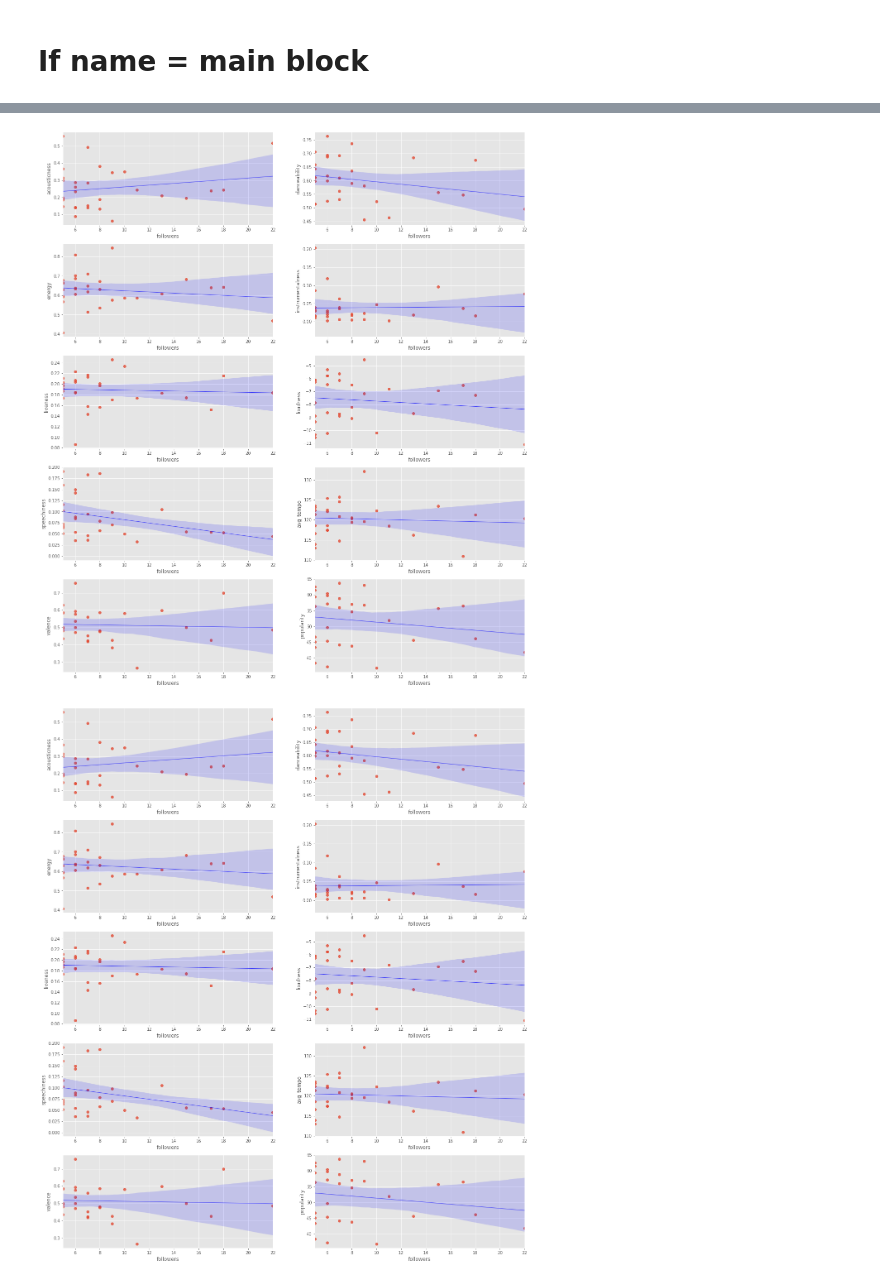
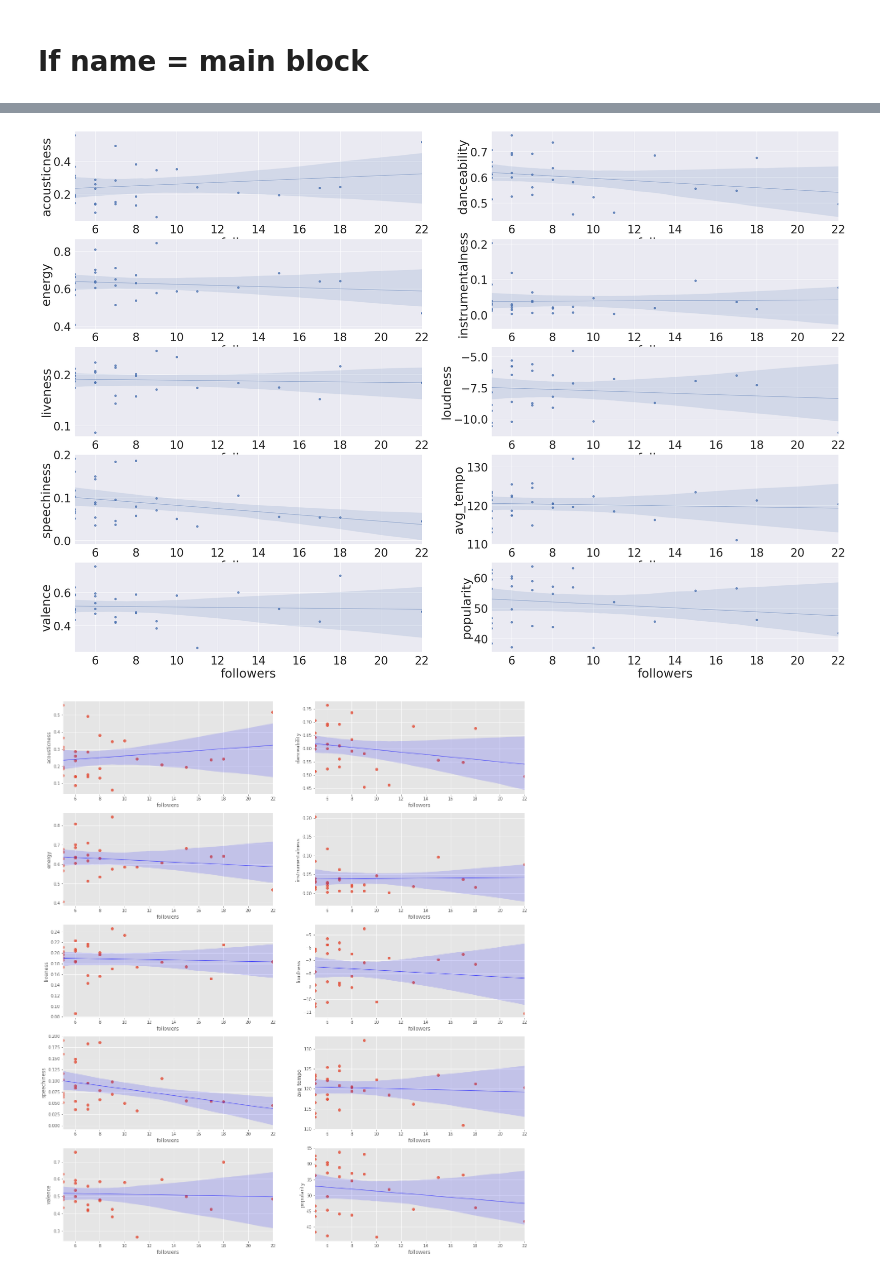
Before and after one commit to lukeschroder/capstone1, a Jupyter notebook: notebooks/plot.ipynb, the cells around one changed output, grey strips where cells are left out. Cells and saved outputs as stored; diff of their text form; code cells hidden in the pictures.

Commit message:
edited graphs for readability, spellchecked readme

```diff
--- a/notebooks/plot.ipynb
+++ b/notebooks/plot.ipynb
@@ -9,7 +9,7 @@ import matplotlib.pyplot as plt
 import matplotlib
 import numpy as np
 import seaborn as sns
-matplotlib.rcParams.update({'font.size': 14})
+matplotlib.rcParams.update({'font.size': 24})
 plt.style.use('ggplot')
 # %%
 def plot_top_artists_bars(spark,colors=['red','blue','orange','purple','gray','green','brown','teal','yellow']):
@@ -33,15 +33,16 @@ def plot_top_artists_bars(spark,colors=['red','blue','orange','purple','gray','g
 
     bars = list(top_s.columns)[1:7]
 
-    fig, ax = plt.subplots(3,3,figsize=(36,24))
+    fig, ax = plt.subplots(3,3,figsize=(32,26))
     for idx, axs in enumerate(ax.flatten()):
         heights = np.array(top_s.iloc[idx,1:7])
         axs.bar(bars,heights,color=colors[idx],edgecolor="black",alpha=.7)
-        axs.set_title(top_s.iloc[idx,0],fontsize=18)
-        axs.tick_params(axis='x', which='major', labelsize=13,rotation=20)
-    fig.suptitle('Average of Features for Most Frequent Artists',fontsize=24)
+        axs.set_title(top_s.iloc[idx,0],fontsize=26)
+        axs.tick_params(axis='x', which='major', labelsize=18,rotation=20)
+    fig.suptitle('Average of Features for Most Frequent Artists',fontsize=32)
     plt.savefig(f'{path}/images/top_artist_bars.png')
 
+#not used in presentation
 def one_dim_scatterplot(data, ax, jitter=0.2, **options):
     """
     creates 1-dim scatterplot with jitter
@@ -59,8 +60,9 @@ def one_dim_scatterplot(data, ax, jitter=0.2, **options):
     ax.scatter(data, jitter, **options)
     ax.yaxis.set_ticklabels([])
     ax.set_ylim([0, 1])
-    ax.tick_params(axis='both', which='major', labelsize=16)
+    ax.tick_params(axis='both', which='major', labelsize=20)
 
+#not used in presentation
 def plot_distributions_feature(spark,colors=['red','blue','orange','purple','gray','green','brown','teal','yellow','pink']):
     """
     Downloads copy of 1-dim scatter plots detailing artists features distribution into images folder of repo
@@ -99,9 +101,9 @@ def violinplot_01(ax, data,figname='Distributions'):
         none
     """
     path = sys.path[0].replace('/notebooks','')
-    color = sns.color_palette("coolwarm")
-    sns.violinplot(data=data.loc[:,['acousticness','danceability','energy',"instrumentalness",'liveness','speechiness','valence']],orient='h',ax=ax, pallete=color)
-    ax.tick_params(axis='both', which='major', labelsize=16)
+    sns.set(font_scale = 3)
+    sns.violinplot(data=data.loc[:,['acousticness','danceability','energy',"instrumentalness",'liveness','speechiness','valence']],orient='h',ax=ax)
+    ax.tick_params(axis='both', which='major', labelsize=32)
     ax.set_title('Feature Distributions of Artists')
     plt.savefig(f'{path}/images/{figname}.png')
 
@@ -116,13 +118,13 @@ def violinplot_02(ax, data,figname='Distributions of Tempo and Popularity'):
         none
     """
     path = sys.path[0].replace('/notebooks','')
-    color = sns.color_palette("coolwarm")
-    sns.violinplot(data=data.loc[:,['avg_tempo','popularity']],ax=ax, pallete=color)
-    ax.tick_params(axis='both', which='major', labelsize=16)
+    sns.set(font_scale = 3)
+    sns.violinplot(data=data.loc[:,['avg_tempo','popularity']],ax=ax)
+    ax.tick_params(axis='both', which='major', labelsize=32)
     ax.set_title('Feature Distributions of Artists')
     plt.savefig(f'{path}/images/{figname}.png')
 
-def regplot(ax, data, figname='Artist Features Versus Playlist Popularity'):
+def regplot(ax, data, figname='Artist_Features_Versus_Playlist_Popularity'):
     """
     Downloads copy of scatter plot with line of best fit detailing Artist Features Versus Playlist Popularity into images folder of repo
 
@@ -135,6 +137,7 @@ def regplot(ax, data, figname='Artist Features Versus Playlist Popularity'):
     path = sys.path[0].replace('/notebooks','')
     pd_popular_lists = data[(data['followers'] < 100) & (data['followers'] > 4)]
     for idx, axs in enumerate(ax.flatten()):
+        sns.set(font_scale = 3)
         sns.regplot(x=pd_popular_lists["followers"], y=pd_popular_lists.iloc[:,idx+3], line_kws={"color":"b","alpha":0.7,"lw":1}, ax=axs)
     plt.savefig(f'{path}/images/{figname}.png')
 # %% [markdown]
@@ -155,0 +163,5 @@ if __name__ == '__main__':
+# %%
+if __name__ == '__main__':
+    pd1 = create_joined_df(spark).toPandas()
+    ax=plt.subplots(1,1,figsize=(32,32))
+    violinplot_01(ax=ax,data=pd1)
@@ -159,10 +174,10 @@ if __name__ == '__main__':
     pd_popular_lists = pd_popular_lists[(pd_popular_lists['followers'] < 100) & (pd_popular_lists['followers'] > 4)]
 # %%
 if __name__ == '__main__':
-    fig, ax = plt.subplots(5,2,figsize = (20,24))
+    fig, ax = plt.subplots(5,2,figsize = (40,28))
     regplot(ax, pd_popular_lists)
 # %% [output]
-[figure, old version]
+[figure, new version]
 # %%
 if __name__ == '__main__':
     fig, ax = plt.subplots(5,2,figsize = (20,24))
```
Also changed, not shown: parts of 2 cells of this notebook, 4 other files.
